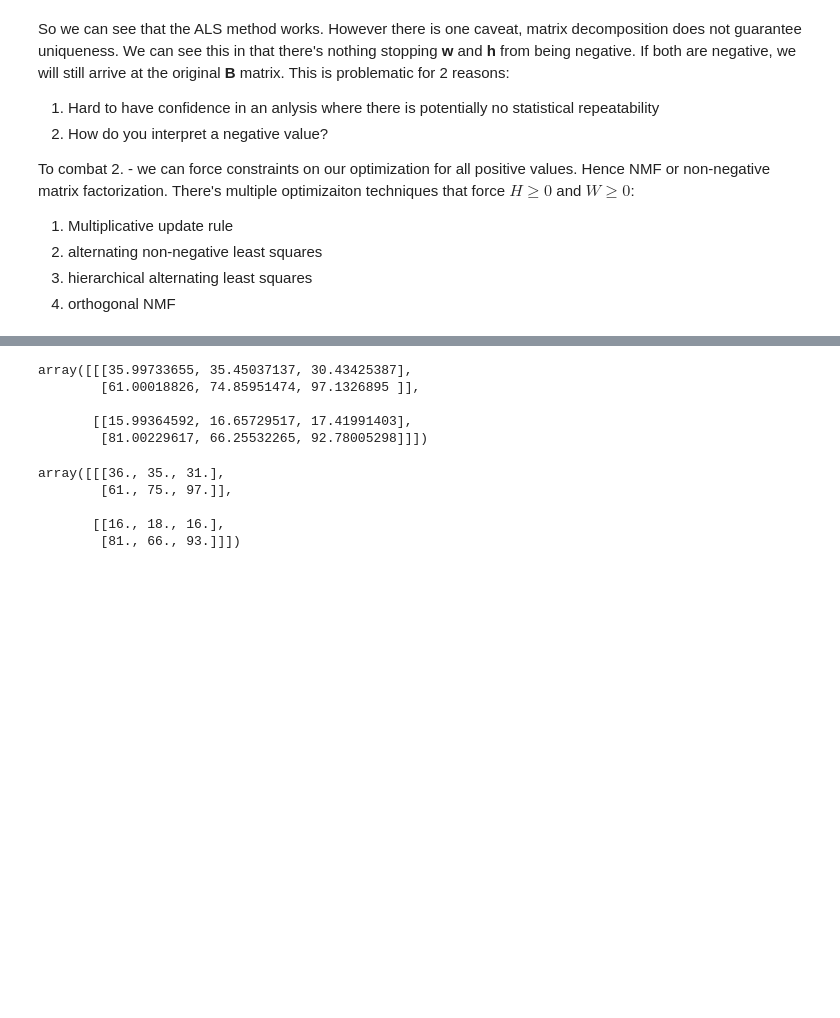
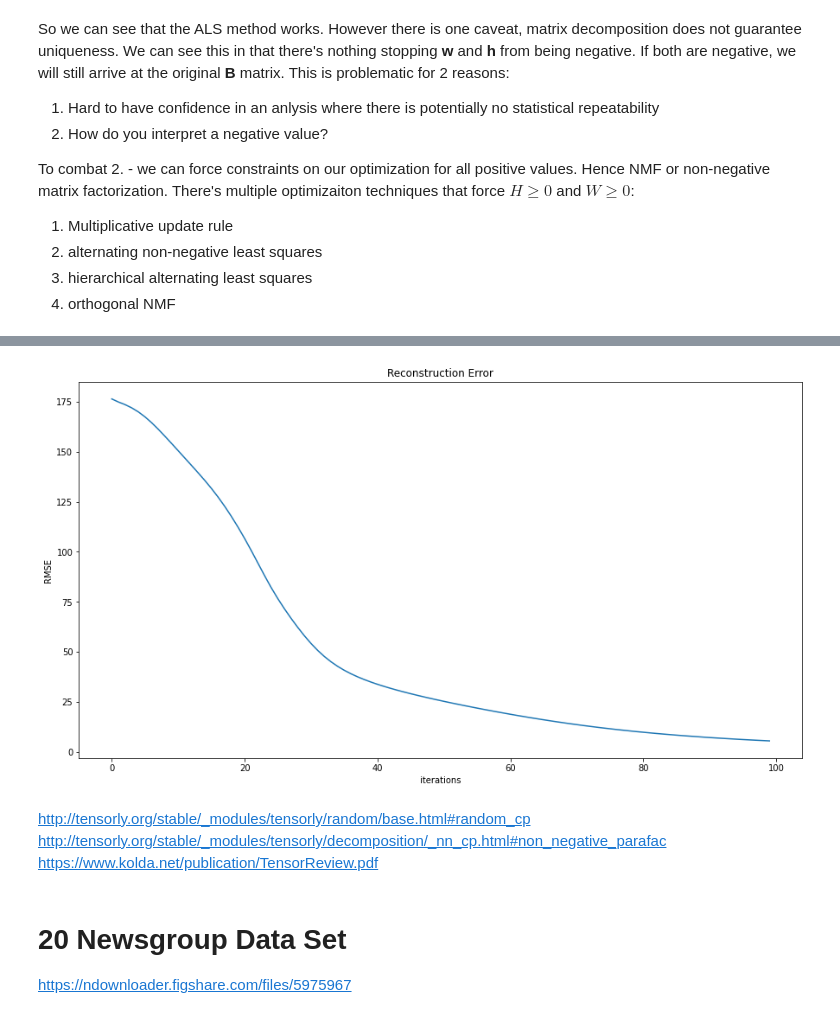
Before and after one commit to Mooseburger1/scratch_papers, a Jupyter notebook: Topic_Analysis/scratch_work/scratch.ipynb, the cells around one changed output, grey strips where cells are left out. Drawn from its saved outputs; the diff is of its cells as text; code cells hidden in the pictures; blank space fills up the shorter version.

```diff
--- a/Topic_Analysis/scratch_work/scratch.ipynb
+++ b/Topic_Analysis/scratch_work/scratch.ipynb
@@ -696,20 +630,0 @@ array([[[97, 77, 84],
-# %%
-def initialize(tensor, rank, norm=True):
-
-    tensor_shape = tensor.shape
-
-    factors = [np.random.randint(10,20, size=(s,rank)).astype(float) for s in tensor_shape]
-
-    if norm:
-
-        factors = [f / np.linalg.norm(f, axis=0, ord=2) for f in factors]
-
-    return factors
-
-
-def nncp(tensor, rank,  norm=True, iters=100):
-
-    #initialize a matrix for each mode of the tensor
-    #shape should be (dimension x rank) for each dimension of the tensor
-
-    factors = initialize(tensor=tensor, rank=rank, norm=norm)
@@ -726,10 +630,0 @@ def f_unfold(tensor, mode=0):
-# %%
-def reorder(indices, mode):
-    """Reorders the elements
-    """
-    indices = list(indices)
-    element = indices.pop(mode)
-    return ([element] + indices[::-1])
-
-def c_unfold(tensor, mode=0):
-    return np.transpose(tensor, reorder(range(tensor.ndim), mode)).reshape((tensor.shape[mode], -1))
@@ -753,2 +630,0 @@ def khatri_rao(a,b):
-# %%
-factors = factors_longterm.copy()
@@ -908,2 +630,0 @@ def initialize_nn_cp(tensor, rank, init='svd', svd='numpy_svd', random_state=Non
-# %%
-w,factors = initialize_nn_cp(ten, 3)
@@ -1148,16 +630,0 @@ from tensorly import unfolding_dot_khatri_rao
-# %%
-tl.kruskal_to_tensor((None, ff))
-# %% [output]
-array([[[35.99733655, 35.45037137, 30.43425387],
-        [61.00018826, 74.85951474, 97.1326895 ]],
-
-       [[15.99364592, 16.65729517, 17.41991403],
-        [81.00229617, 66.25532265, 92.78005298]]])
-# %%
-ten
-# %% [output]
-array([[[36., 35., 31.],
-        [61., 75., 97.]],
-
-       [[16., 18., 16.],
-        [81., 66., 93.]]])
@@ -1165,0 +751,12 @@ factors_longterm  = factors.copy()
+# %%
+fs = nncp(tensor_test, 10)
+# %% [output]
+[figure, added]
+# %% [markdown]
+http://tensorly.org/stable/_modules/tensorly/random/base.html#random_cp
+http://tensorly.org/stable/_modules/tensorly/decomposition/_nn_cp.html#non_negative_parafac
+https://www.kolda.net/publication/TensorReview.pdf
+# %% [markdown]
+# 20 Newsgroup Data Set
+
+https://ndownloader.figshare.com/files/5975967
```
Also changed, not shown: parts of 40 cells of this notebook.
